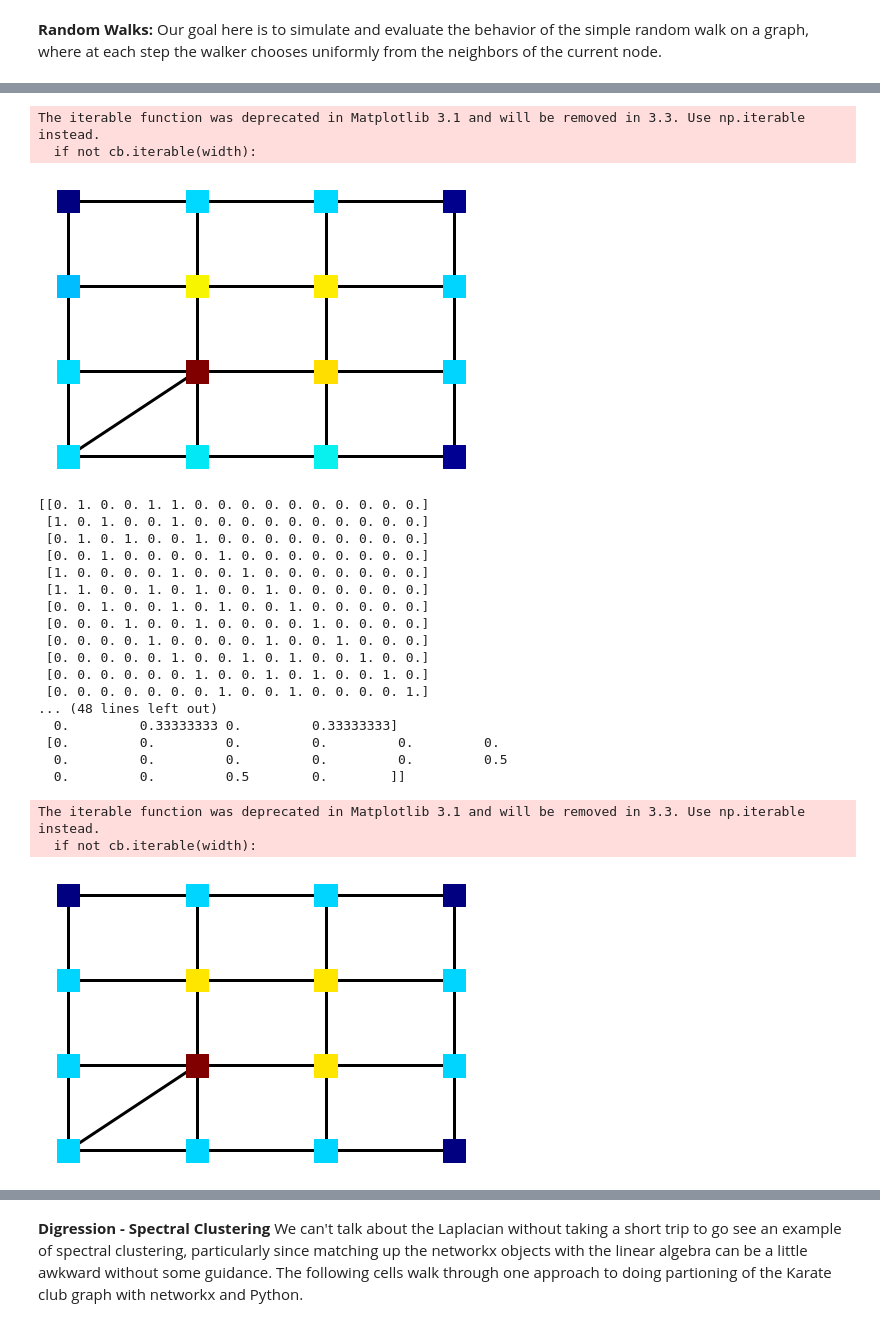
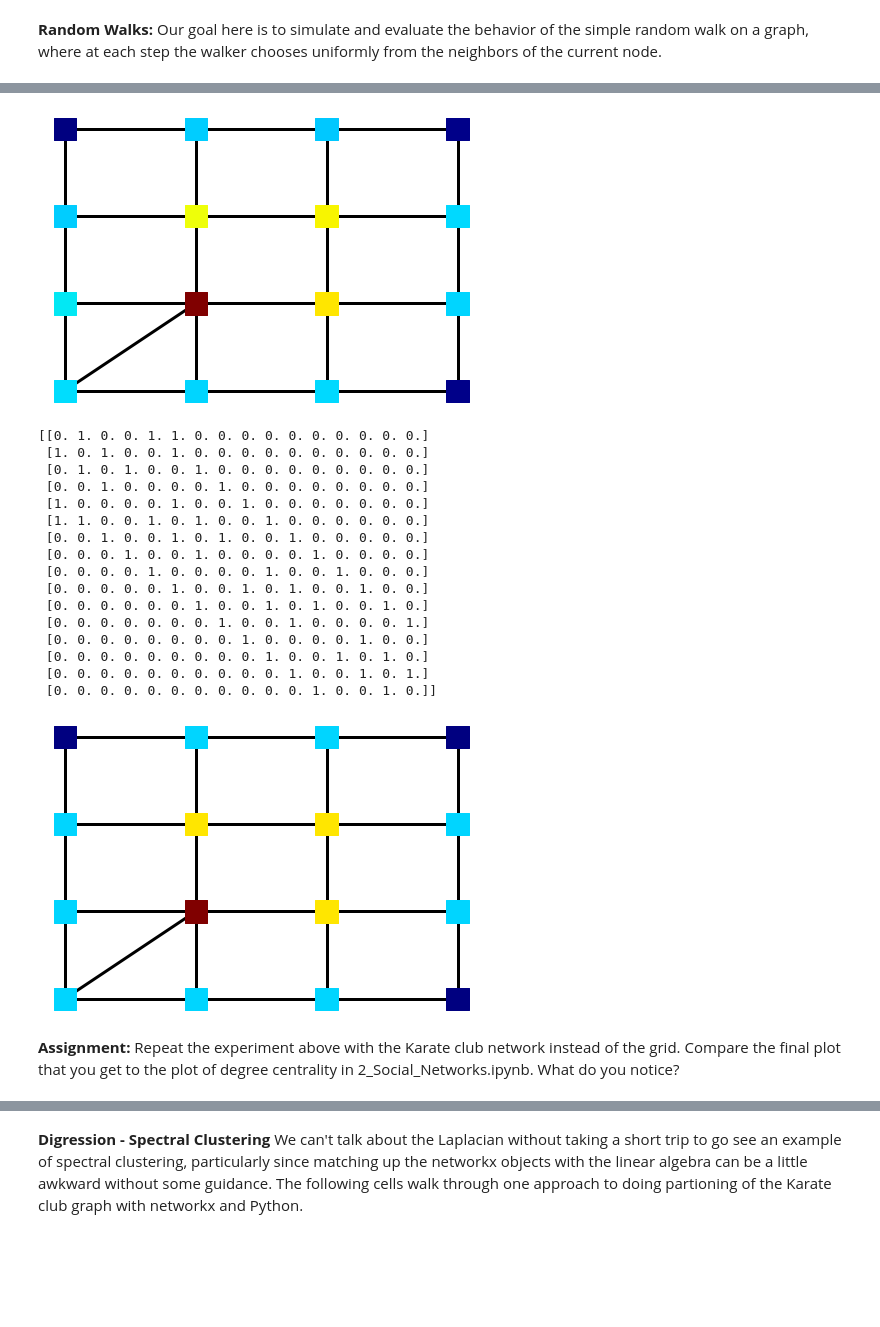
Before and after one commit to drdeford/JMM2021NetworkX, a Jupyter notebook: 3_Network_Dynamics.ipynb, the cells around one changed output, grey strips where cells are left out. Cells and saved outputs as stored; diff of their text form; code cells hidden in the pictures; blank space fills up the shorter version.

```diff
--- a/3_Network_Dynamics.ipynb
+++ b/3_Network_Dynamics.ipynb
@@ -61,25 +56,22 @@ The iterable function was deprecated in Matplotlib 3.1 and will be removed in 3.
 # %%
-node_colors = {x:0 for x in g.nodes}
 #Record the states visited in a very long walk
 
 node_colors = {x:0 for x in g.nodes}
 state = random.choice(list(g.nodes()))
 
 for sample in range(200000):
 
     old_state = state
 
     state = random.choice(list(g.neighbors(state)))
     node_colors[state] +=1
 
 
 plt.figure()
 nx.draw(g,pos = {x:x for x in g.nodes()}, node_color = [node_colors[x] for x in g.nodes()],width =3, cmap="jet", node_size=500,node_shape='s')
 plt.show()
 # %% [output]
-The iterable function was deprecated in Matplotlib 3.1 and will be removed in 3.3. Use np.iterable instead.
-  if not cb.iterable(width):
-[figure, old version]
+[figure, new version]
 # %%
 #Compare to theoretical steady state from eigenvector
 A = nx.adjacency_matrix(g).todense()
@@ -87,7 +79,9 @@ A = A.astype(float)
 print(A)
 for i in range(len(A)):
     A[i]=A[i]/(A[i].sum())
-print(A)
+
+#np.set_printoptions(precision=2)
+#print(A)
 
 D, V = LA.eig(A.T)
 
@@ -107,12 +101,11 @@ plt.show()
  [0. 0. 0. 0. 0. 1. 0. 0. 1. 0. 1. 0. 0. 1. 0. 0.]
  [0. 0. 0. 0. 0. 0. 1. 0. 0. 1. 0. 1. 0. 0. 1. 0.]
  [0. 0. 0. 0. 0. 0. 0. 1. 0. 0. 1. 0. 0. 0. 0. 1.]
-... (48 lines left out)
-  0.         0.33333333 0.         0.33333333]
- [0.         0.         0.         0.         0.         0.
-  0.         0.         0.         0.         0.         0.5
-  0.         0.         0.5        0.        ]]
+ [0. 0. 0. 0. 0. 0. 0. 0. 1. 0. 0. 0. 0. 1. 0. 0.]
+ [0. 0. 0. 0. 0. 0. 0. 0. 0. 1. 0. 0. 1. 0. 1. 0.]
+ [0. 0. 0. 0. 0. 0. 0. 0. 0. 0. 1. 0. 0. 1. 0. 1.]
+ [0. 0. 0. 0. 0. 0. 0. 0. 0. 0. 0. 1. 0. 0. 1. 0.]]
-The iterable function was deprecated in Matplotlib 3.1 and will be removed in 3.3. Use np.iterable instead.
-  if not cb.iterable(width):
-[figure, old version]
+[figure, new version]
+# %% [markdown]
+**Assignment:** Repeat the experiment above with the Karate club network instead of the grid. Compare the final plot that you get to the plot of degree centrality in 2_Social_Networks.ipynb. What do you notice?
 # %% [markdown]
```
Also changed, not shown: parts of 8 cells of this notebook.
